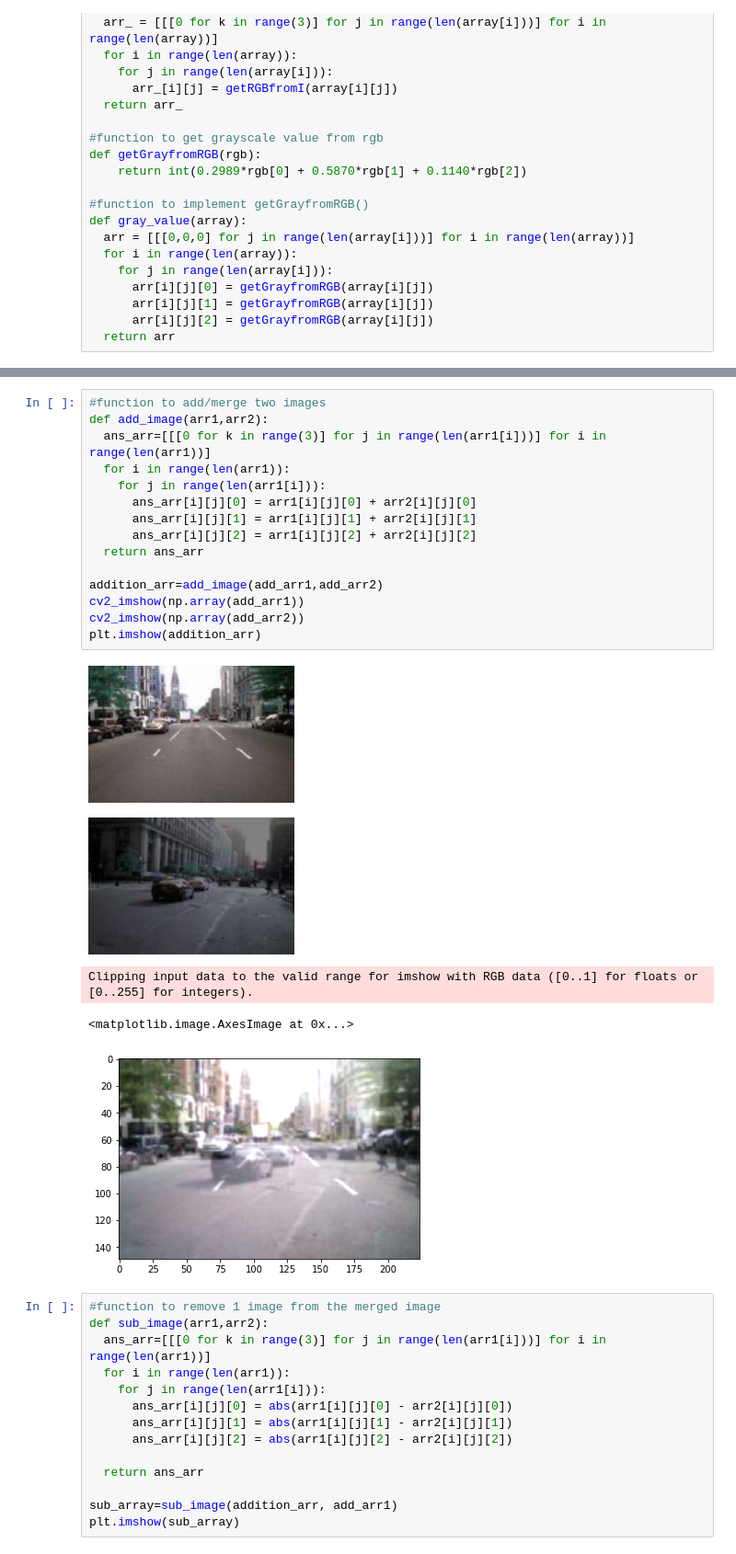
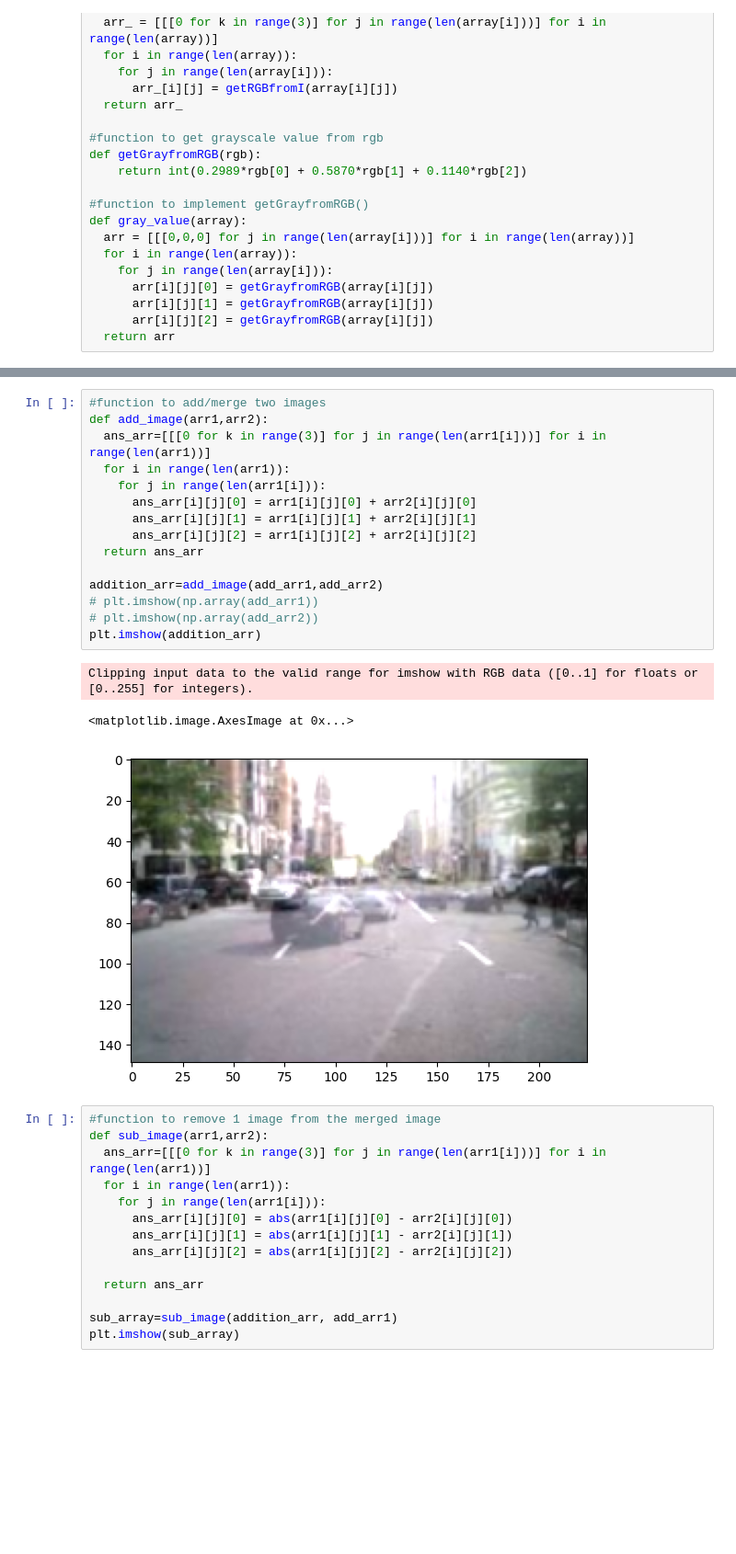
Before and after one commit to joshidevg/imageprocessing, a Jupyter notebook: Code_ImageProcessing.ipynb, the cells around one changed output, grey strips where cells are left out. Shown at 92% size. Drawn from its saved outputs; the diff is of its cells as text; blank space fills up the shorter version.

```diff
--- a/Code_ImageProcessing.ipynb
+++ b/Code_ImageProcessing.ipynb
@@ -93,24 +90,22 @@ plt.imshow(gray_value(smiley_arr))
 # %%
 #function to add/merge two images
 def add_image(arr1,arr2):
   ans_arr=[[[0 for k in range(3)] for j in range(len(arr1[i]))] for i in range(len(arr1))]
   for i in range(len(arr1)):
     for j in range(len(arr1[i])):
       ans_arr[i][j][0] = arr1[i][j][0] + arr2[i][j][0]
       ans_arr[i][j][1] = arr1[i][j][1] + arr2[i][j][1]
       ans_arr[i][j][2] = arr1[i][j][2] + arr2[i][j][2]
   return ans_arr
 
 addition_arr=add_image(add_arr1,add_arr2)
-cv2_imshow(np.array(add_arr1))
-cv2_imshow(np.array(add_arr2))
+# plt.imshow(np.array(add_arr1))
+# plt.imshow(np.array(add_arr2))
 plt.imshow(addition_arr)
 # %% [output]
-[figure, old version]
-[figure, removed]
 Clipping input data to the valid range for imshow with RGB data ([0..1] for floats or [0..255] for integers).
 <matplotlib.image.AxesImage at 0x...>
-[figure, removed]
+[figure, new version]
 # %%
 #function to remove 1 image from the merged image
 def sub_image(arr1,arr2):
```
Also changed, not shown: parts of 5 cells of this notebook, 4 other files.
